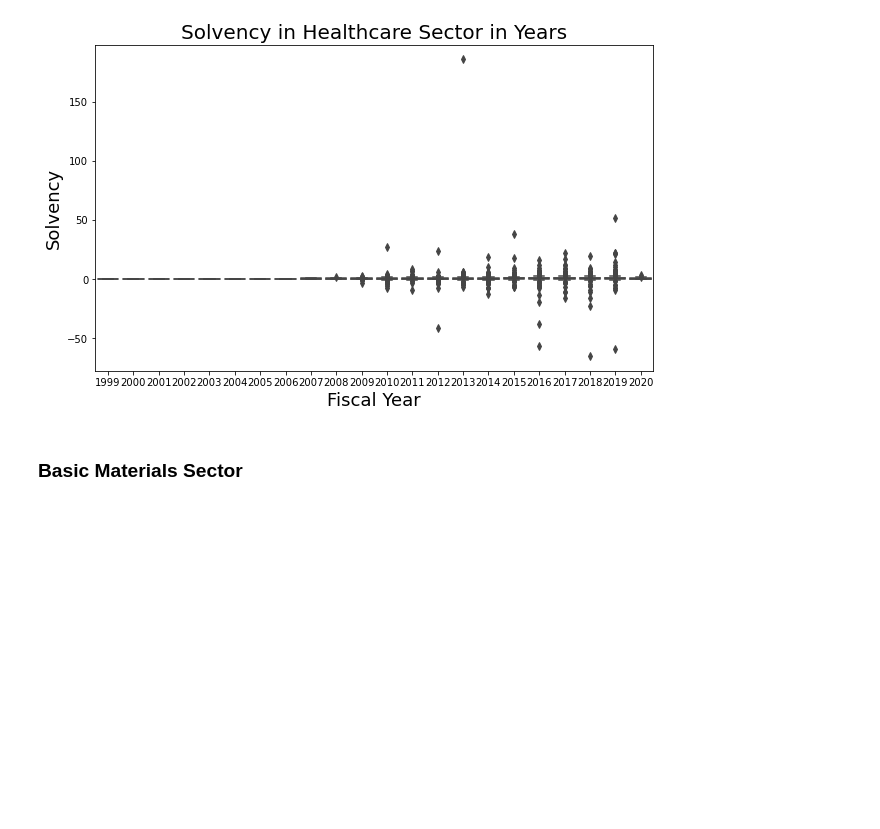
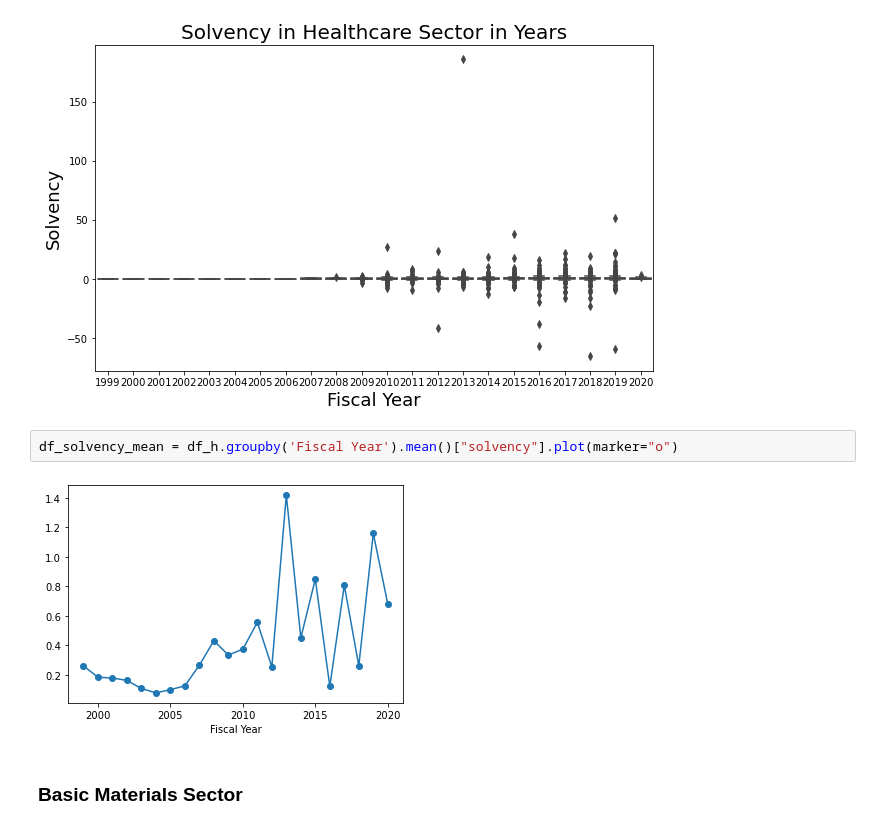
Before and after one commit to mpolch/datachallenge, a Jupyter notebook: StockPricesAnalyses/StockPriceAnalyses.ipynb, the cells around one changed output. Drawn from its saved outputs; the diff is of its cells as text; blank space fills up the shorter version.

```diff
--- a/StockPricesAnalyses/StockPriceAnalyses.ipynb
+++ b/StockPricesAnalyses/StockPriceAnalyses.ipynb
@@ -189,6 +237,10 @@ ax.set_title("Solvency in Healthcare Sector in Years", size = 20)
 # %% [output]
 Text(0.5, 1.0, 'Solvency in Healthcare Sector in Years')
 [figure]
+# %%
+df_solvency_mean = df_h.groupby('Fiscal Year').mean()["solvency"].plot(marker="o")
+# %% [output]
+[figure, added]
 # %% [markdown]
 ### Basic Materials Sector
 # %%
```
Also changed, not shown: parts of 51 cells of this notebook, 3 other files.
